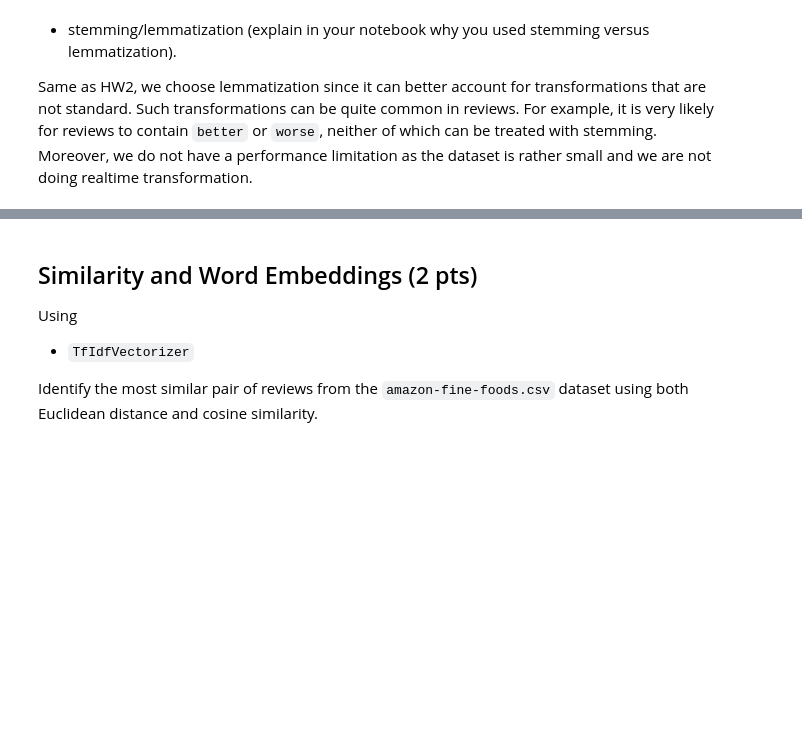
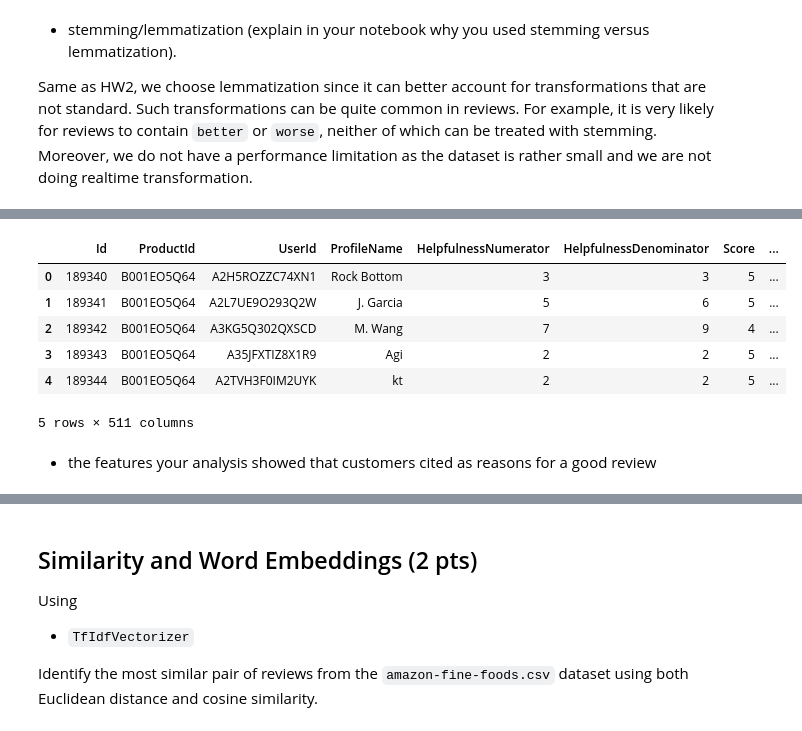
Before and after one commit to Ultrablocker/dso-560-nlp-text-analytics, a Jupyter notebook: week3/Zhu_xu_1315153873_Shaoxuan_chew_4799710096_HW3.ipynb, the cells around one changed output, grey strips where cells are left out. Saved outputs shown, nothing was run; the diff lists cells and outputs as text; code cells hidden in the pictures; blank space fills up the shorter version.

```diff
--- a/week3/Zhu_xu_1315153873_Shaoxuan_chew_4799710096_HW3.ipynb
+++ b/week3/Zhu_xu_1315153873_Shaoxuan_chew_4799710096_HW3.ipynb
@@ -146,0 +195,14 @@ df['text_cleaned'] = df['text_cleaned'].apply(lemmatize_sentence)
+# %%
+df = df.reset_index(drop=True)
+
+tf_idf_T = tf_idf.T.reset_index(drop=True)
+df = pd.concat([df, tf_idf_T], axis=1)
+df.head()
+# %% [output]
+|  | Id | ProductId | UserId | ProfileName | HelpfulnessNumerator | HelpfulnessDenominator | Score | ... |
+| 0 | 189340 | B001EO5Q64 | A2H5ROZZC74XN1 | Rock Bottom | 3 | 3 | 5 | ... |
+| 1 | 189341 | B001EO5Q64 | A2L7UE9O293Q2W | J. Garcia | 5 | 6 | 5 | ... |
+| 2 | 189342 | B001EO5Q64 | A3KG5Q302QXSCD | M. Wang | 7 | 9 | 4 | ... |
+| 3 | 189343 | B001EO5Q64 | A35JFXTIZ8X1R9 | Agi | 2 | 2 | 5 | ... |
+| 4 | 189344 | B001EO5Q64 | A2TVH3F0IM2UYK | kt | 2 | 2 | 5 | ... |
+5 rows × 511 columns
@@ -146,0 +212,3 @@ df['text_cleaned'] = df['text_cleaned'].apply(lemmatize_sentence)
+# %% [markdown]
+
+* the features your analysis showed that customers cited as reasons for a good review
```
Also changed, not shown: parts of 17 cells of this notebook, 1 other file.
